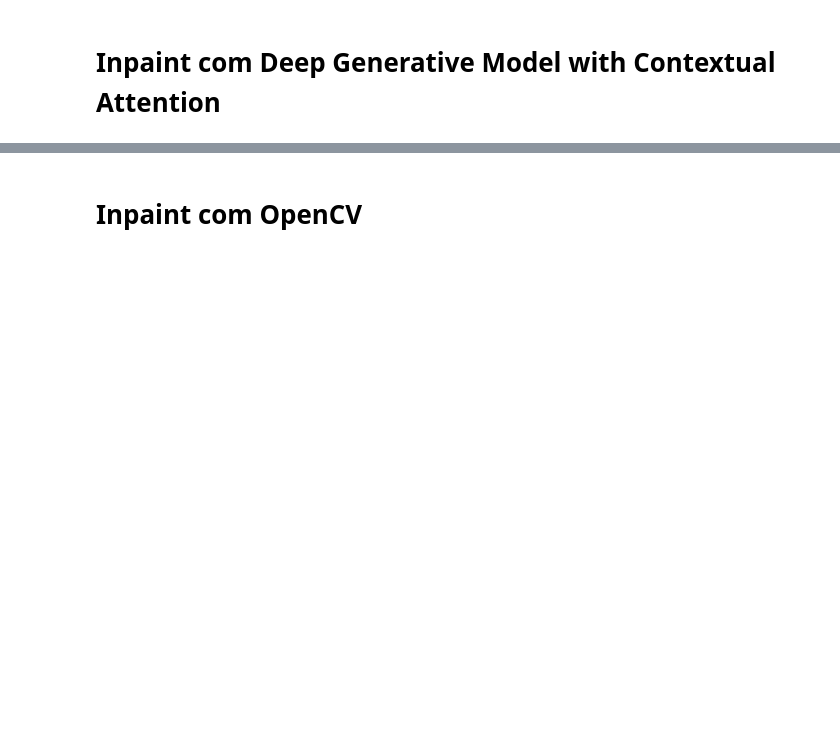
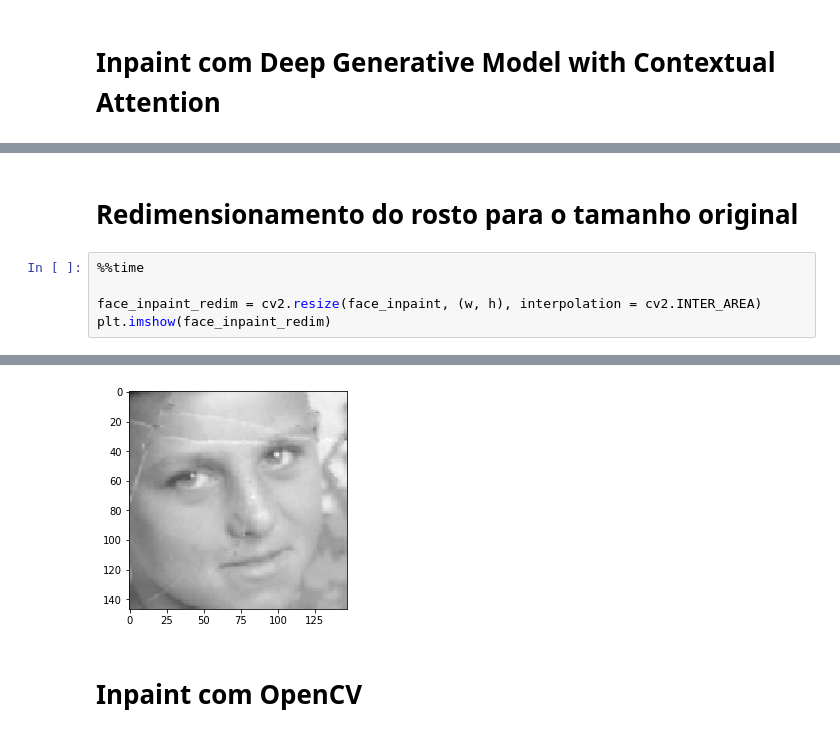
Before and after one commit to izabel-ferrari/projeto-formatura-poli, a Jupyter notebook: Inpaint.ipynb, the cells around one changed output, grey strips where cells are left out. Cells and saved outputs as stored; diff of their text form; blank space fills up the shorter version.

```diff
--- a/Inpaint.ipynb
+++ b/Inpaint.ipynb
@@ -214,0 +250,8 @@ Wall time: 3.38 s
+# %% [markdown]
+<h1> Redimensionamento do rosto para o tamanho original </h1>
+# %%
+%%time
+
+face_inpaint_redim = cv2.resize(face_inpaint, (w, h), interpolation = cv2.INTER_AREA)
+plt.imshow(face_inpaint_redim)
+# %% [output]
@@ -215,3 +260,4 @@ Wall time: 3.38 s
+[figure, added]
 # %% [markdown]
 <h1>Inpaint com OpenCV</h1>
 # %%
```
Also changed, not shown: parts of 17 cells of this notebook.
